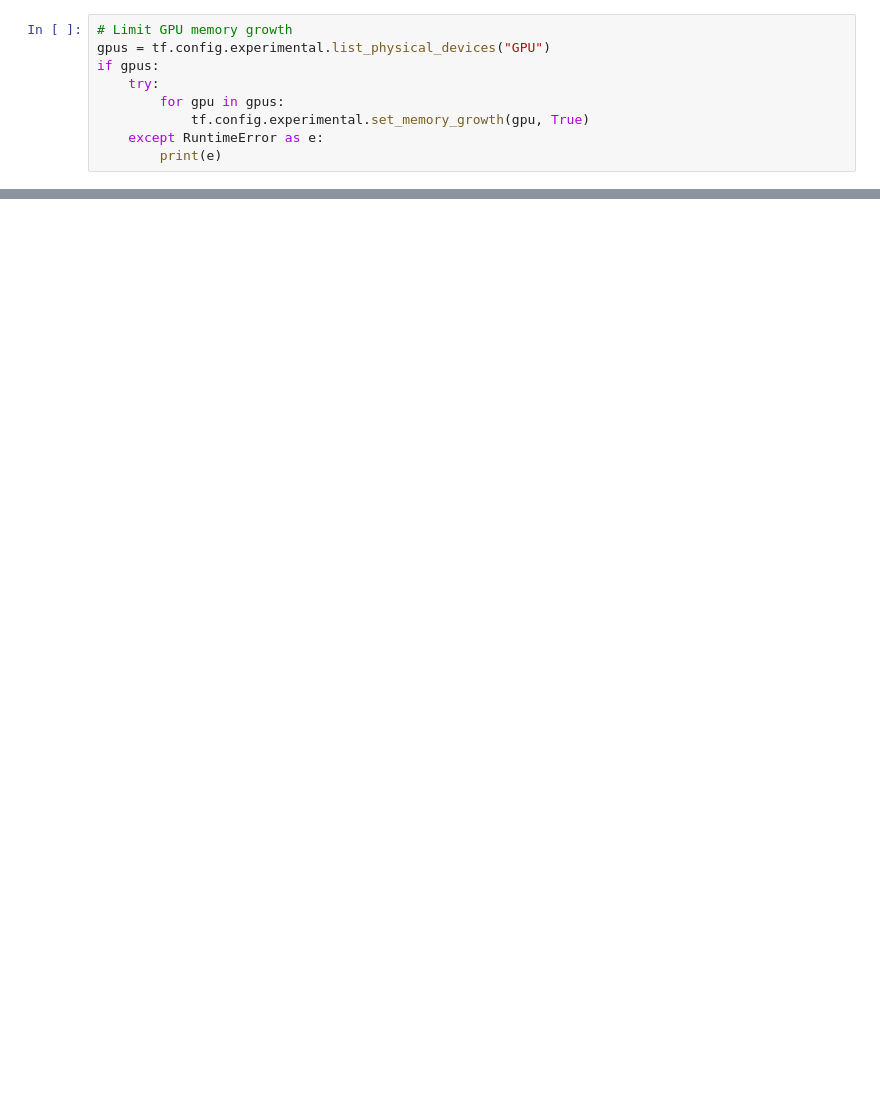
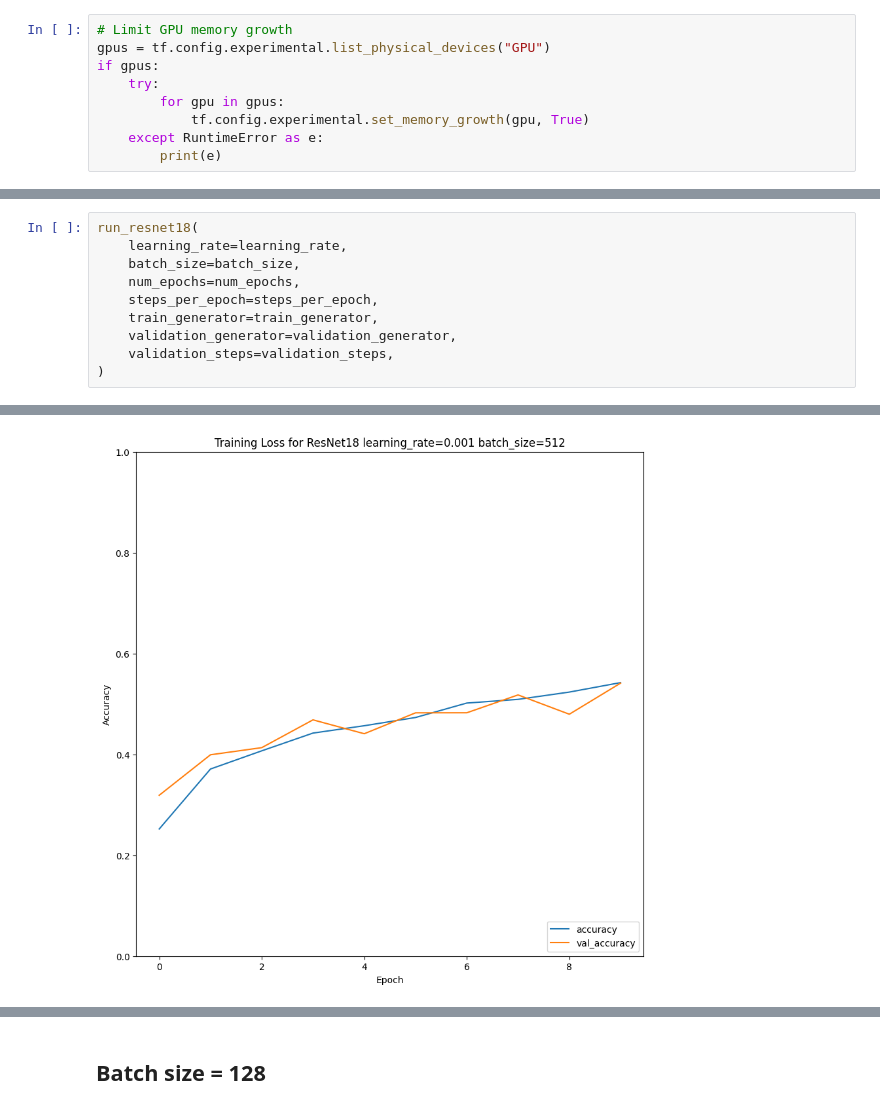
Before and after one commit to CHamilton0/COMP-SCI-7318-Deep-Learning-Fundametals, a Jupyter notebook: Assignment2/a2.ipynb, the cells around one changed output, grey strips where cells are left out. Saved outputs shown, nothing was run; the diff lists cells and outputs as text; blank space fills up the shorter version.

```diff
--- a/Assignment2/a2.ipynb
+++ b/Assignment2/a2.ipynb
@@ -322,0 +269,11 @@ Epoch 25/25
+# %%
+run_resnet18(
+    learning_rate=learning_rate,
+    batch_size=batch_size,
+    num_epochs=num_epochs,
+    steps_per_epoch=steps_per_epoch,
+    train_generator=train_generator,
+    validation_generator=validation_generator,
+    validation_steps=validation_steps,
+)
+# %% [output]
@@ -322,0 +300 @@ Epoch 25/25
+[figure, added]
@@ -322,0 +307,2 @@ Epoch 25/25
+# %% [markdown]
+## Batch size = 128
```
Also changed, not shown: parts of 47 cells of this notebook, 5 other files.
